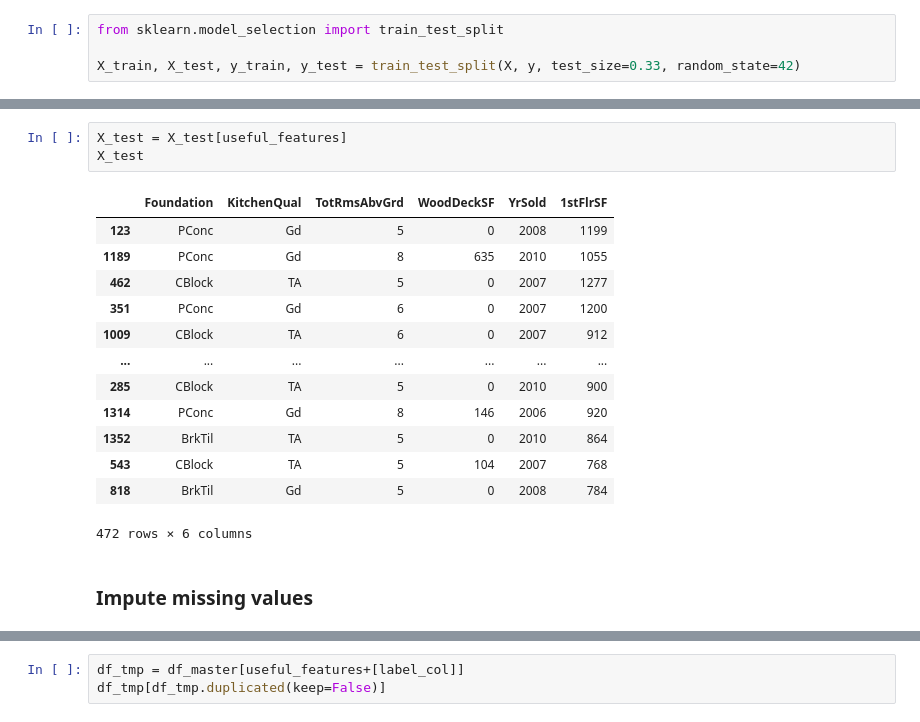
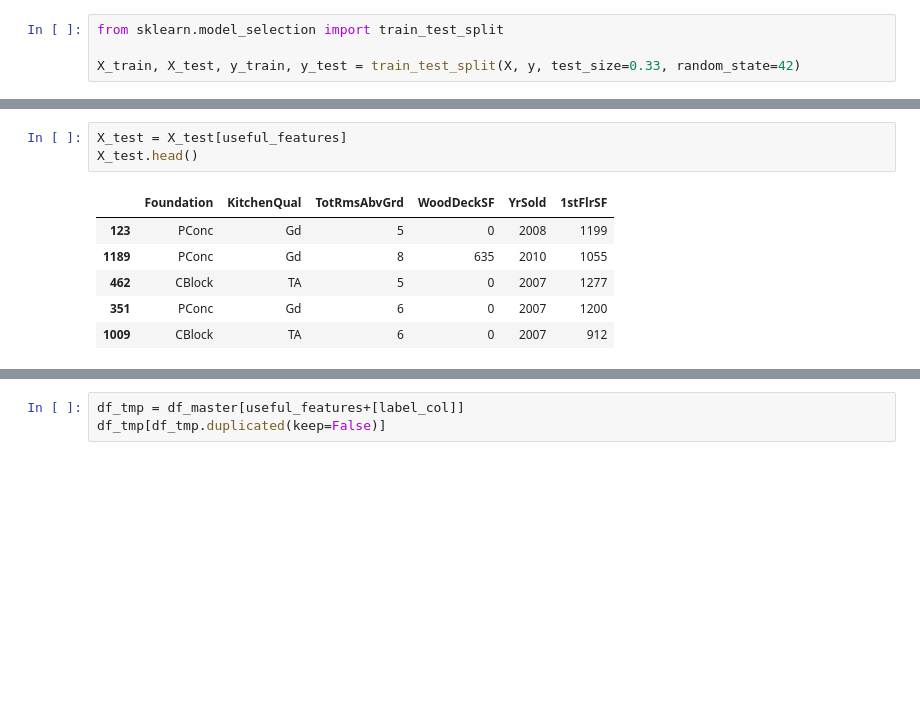
Before and after one commit to Safwan-ullah-khan/dsp-safwanullah-khan, a Jupyter notebook: notebooks/model-industrialization-1.ipynb, the cells around one changed output, grey strips where cells are left out. Saved outputs shown, nothing was run; the diff lists cells and outputs as text; blank space fills up the shorter version.

```diff
--- a/notebooks/model-industrialization-1.ipynb
+++ b/notebooks/model-industrialization-1.ipynb
@@ -115,19 +120,10 @@ X_train
 # %%
 X_test = X_test[useful_features]
-X_test
+X_test.head()
 # %% [output]
 |  | Foundation | KitchenQual | TotRmsAbvGrd | WoodDeckSF | YrSold | 1stFlrSF |
 | 123 | PConc | Gd | 5 | 0 | 2008 | 1199 |
 | 1189 | PConc | Gd | 8 | 635 | 2010 | 1055 |
 | 462 | CBlock | TA | 5 | 0 | 2007 | 1277 |
 | 351 | PConc | Gd | 6 | 0 | 2007 | 1200 |
 | 1009 | CBlock | TA | 6 | 0 | 2007 | 912 |
-| ... | ... | ... | ... | ... | ... | ... |
-| 285 | CBlock | TA | 5 | 0 | 2010 | 900 |
-| 1314 | PConc | Gd | 8 | 146 | 2006 | 920 |
-| 1352 | BrkTil | TA | 5 | 0 | 2010 | 864 |
-| 543 | CBlock | TA | 5 | 104 | 2007 | 768 |
-| 818 | BrkTil | Gd | 5 | 0 | 2008 | 784 |
-472 rows × 6 columns
-# %% [markdown]
-### Impute missing values
```
Also changed, not shown: parts of 70 cells of this notebook, 1 other file.
